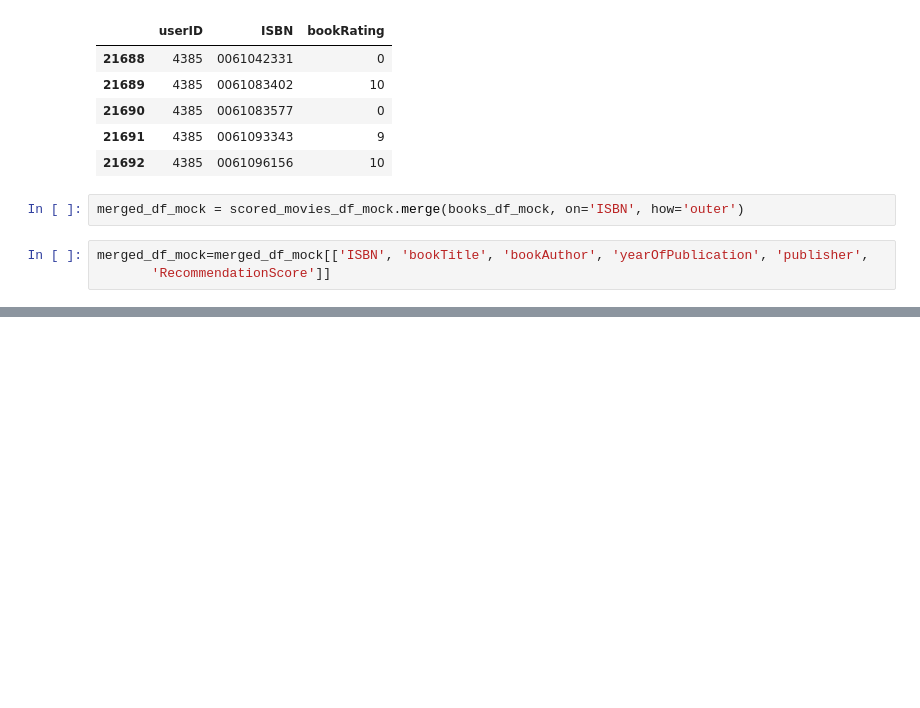
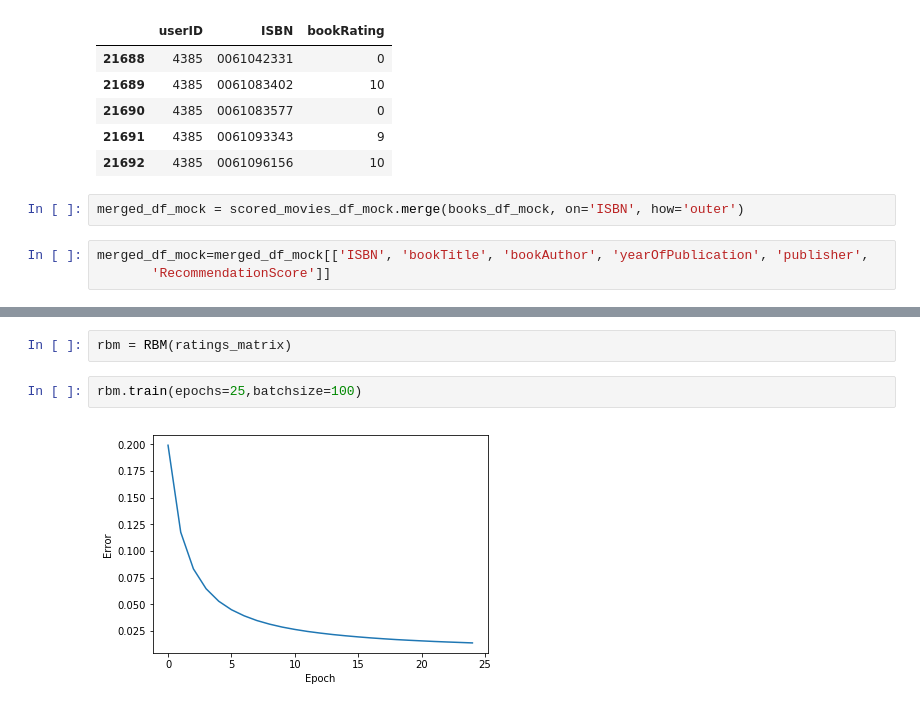
Before and after one commit to KuldeepSinh24/Book-Recomendation-System, a Jupyter notebook: Book_Recommendation_SystemCF_Using_RBM.ipynb, the cells around one changed output, grey strips where cells are left out. Cells and saved outputs as stored; diff of their text form; blank space fills up the shorter version.

```diff
--- a/Book_Recommendation_SystemCF_Using_RBM.ipynb
+++ b/Book_Recommendation_SystemCF_Using_RBM.ipynb
@@ -892,0 +945,6 @@ merged_df_mock.sort_values(["RecommendationScore"], ascending=False).head(10)
+# %%
+rbm = RBM(ratings_matrix)
+# %%
+rbm.train(epochs=25,batchsize=100)
+# %% [output]
+[figure, added]
```
Also changed, not shown: parts of 93 cells of this notebook.
